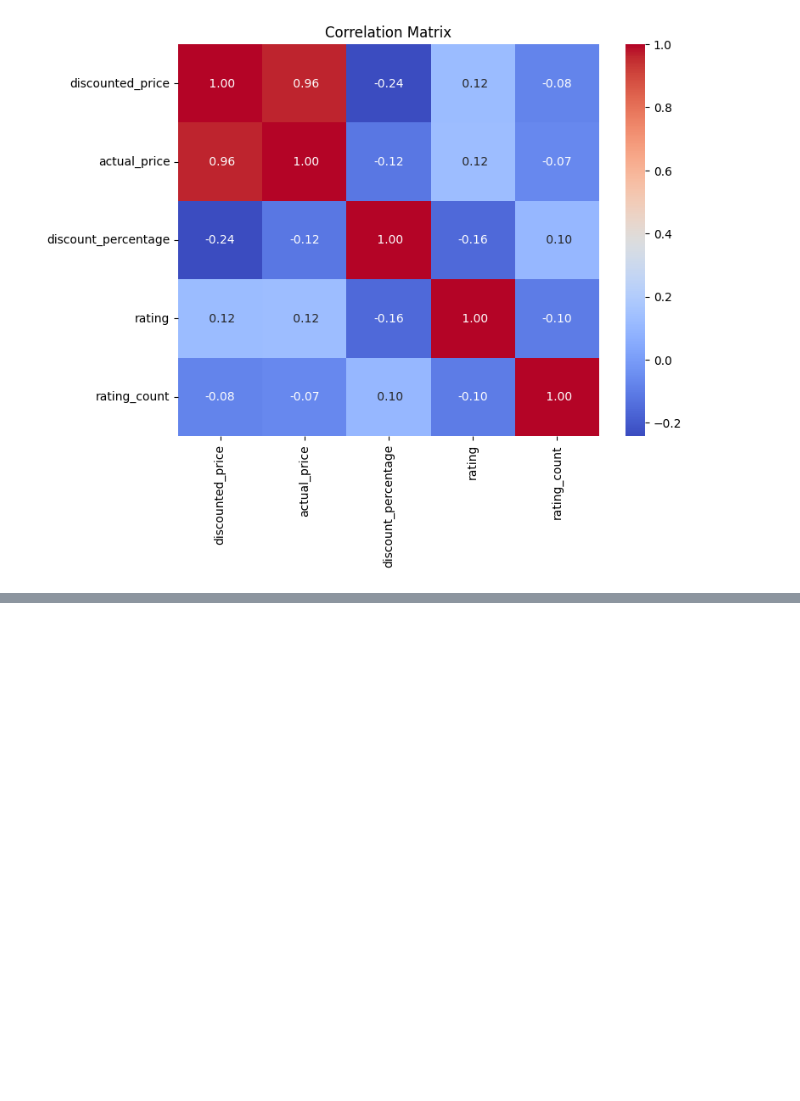
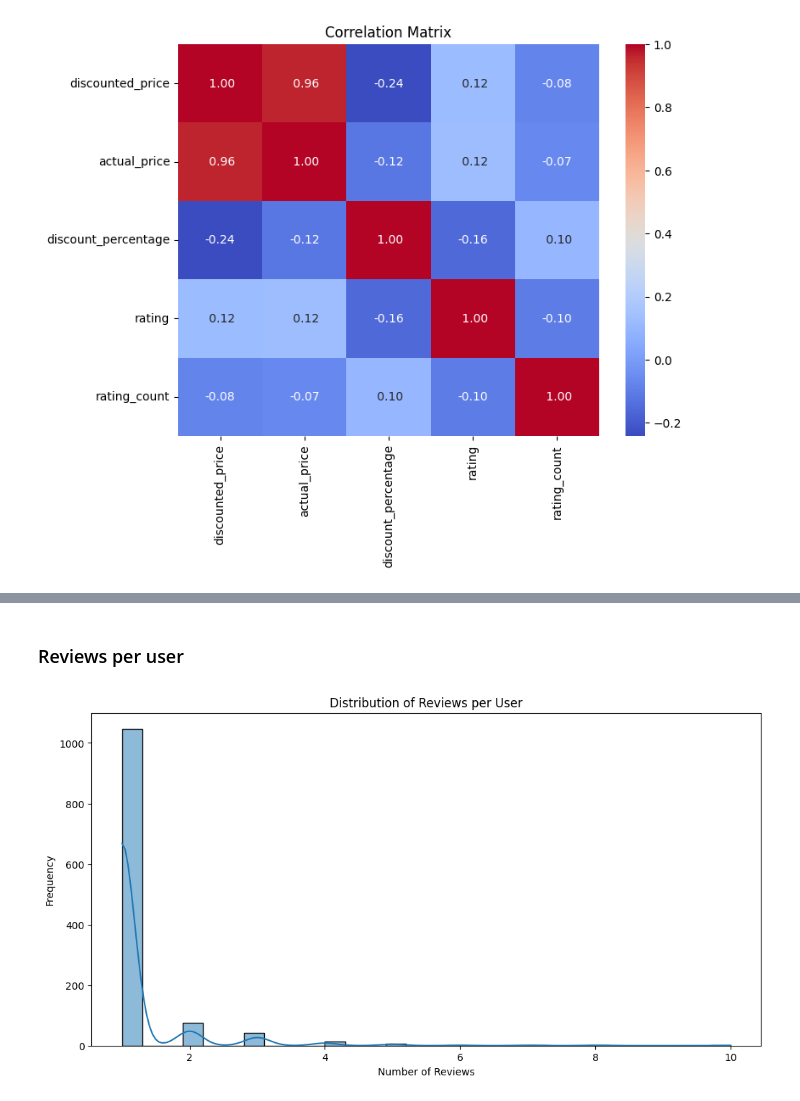
Before and after one commit to samwanyua/Amazon-UK-Products-EDA-ML-Project, a Jupyter notebook: Notebook.ipynb, the cells around one changed output, grey strips where cells are left out. Cells and saved outputs as stored; diff of their text form; code cells hidden in the pictures; blank space fills up the shorter version.

```diff
--- a/Notebook.ipynb
+++ b/Notebook.ipynb
@@ -177,0 +187,12 @@ plt.show()
+# %% [markdown]
+### Reviews per user
+# %%
+user_review_counts = df["user_id"].value_counts()
+plt.figure(figsize=(12,6))
+sns.histplot(user_review_counts, bins= 30, kde=True)
+plt.title("Distribution of Reviews per User")
+plt.xlabel('Number of Reviews')
+plt.ylabel("Frequency")
+plt.show()
+# %% [output]
+[figure, added]
```
Also changed, not shown: parts of 6 cells of this notebook.
